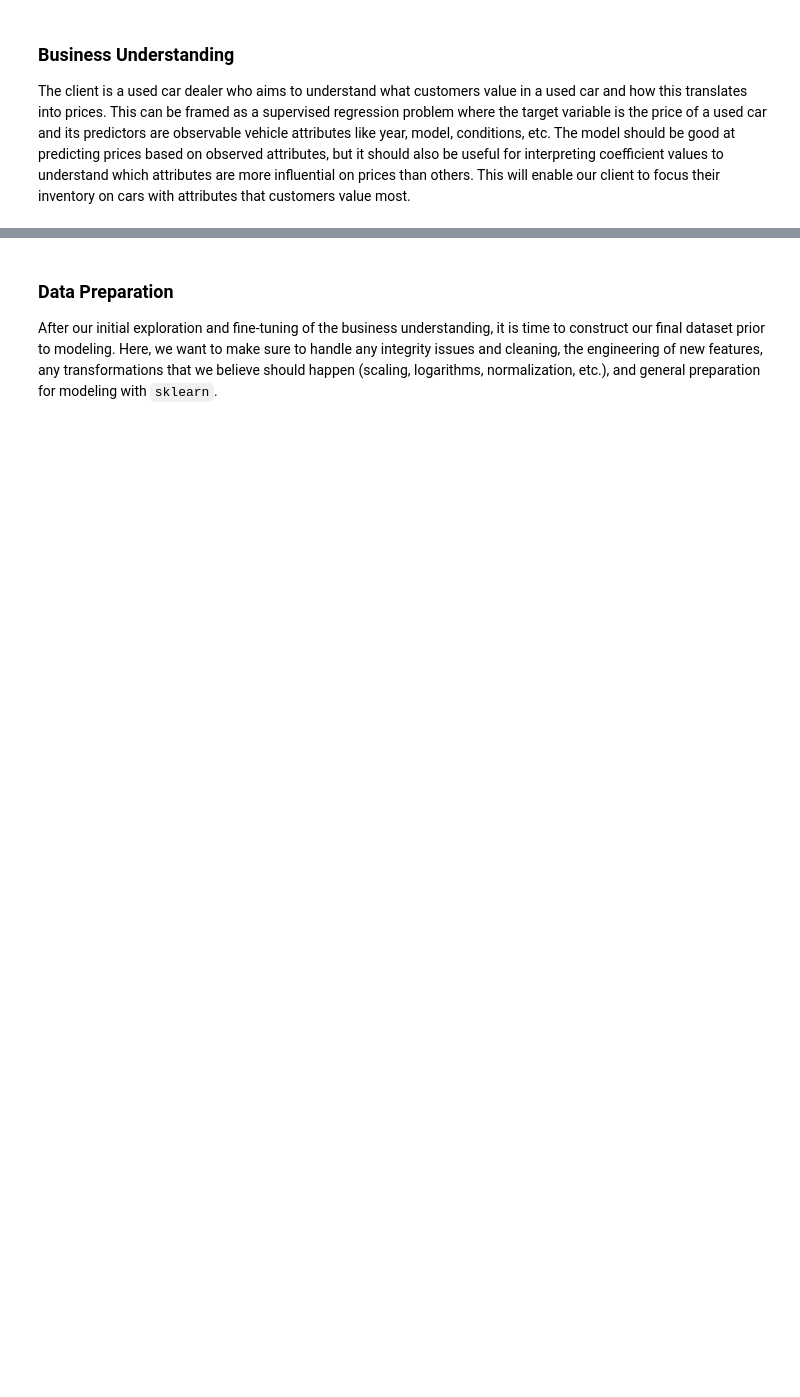
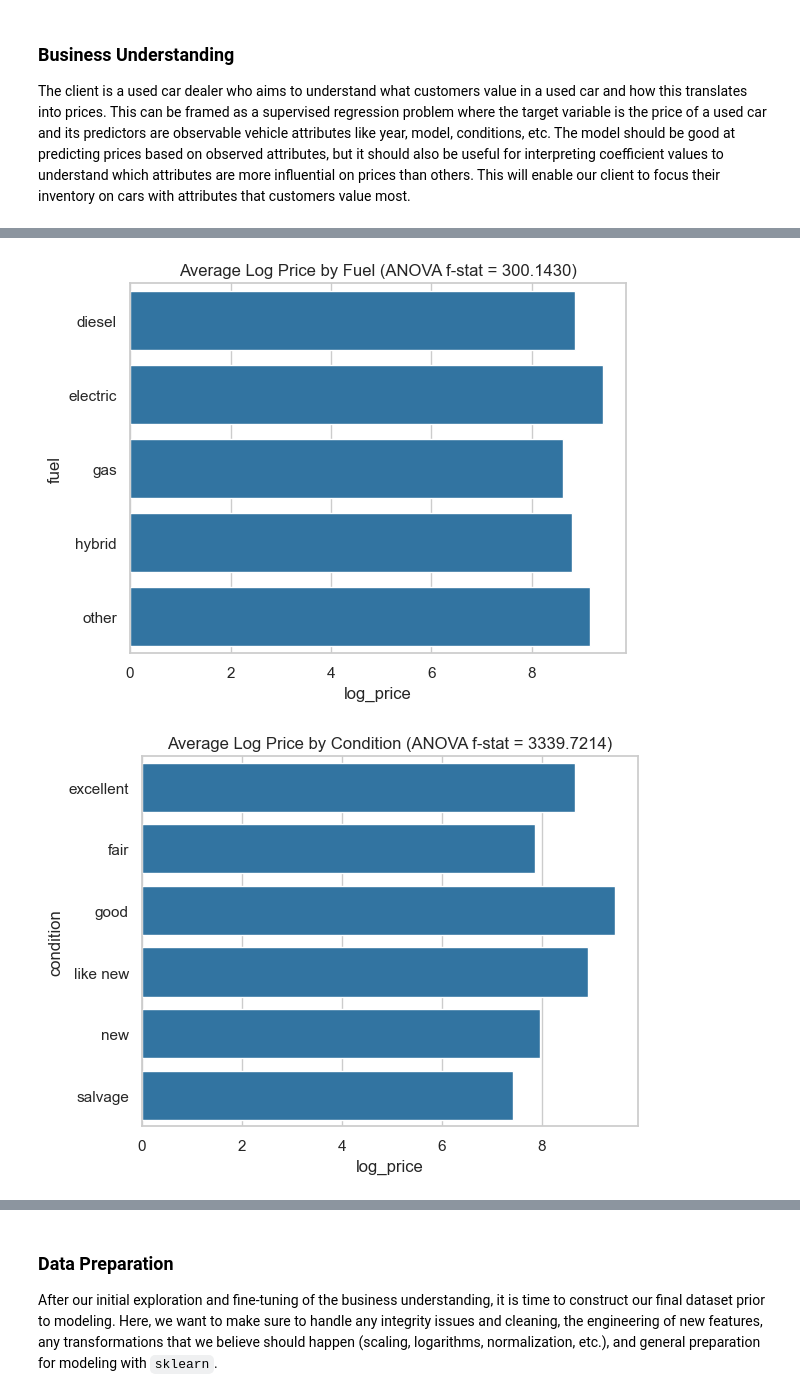
Before and after one commit to rosschu/placeholder2, a Jupyter notebook: usedcars.ipynb, the cells around one changed output, grey strips where cells are left out. Saved outputs shown, nothing was run; the diff lists cells and outputs as text; code cells hidden in the pictures; blank space fills up the shorter version.

```diff
--- a/usedcars.ipynb
+++ b/usedcars.ipynb
@@ -262,0 +272,19 @@ Name: count, dtype: int64
+# %%
+# Most categorical predictors have stat-sig diffs in averages across groups
+for col in set(categ_cols) - {'manufacturer','model'}:
+
+    # ANOVA test for equal average across groups
+    groups = [vals['log_price'].to_numpy() for _, vals in df.groupby(col)]
+    res = anova_oneway(groups, use_var='unequal', welch_correction=True)
+    fstat, pvalue = res.statistic, res.pvalue
+
+    # Bar plot of group-level averages
+    avg = df.groupby(col)['log_price'].mean().reset_index()
+    sns.barplot(data=avg, y=col, x='log_price')
+    plt.title(f'Average Log Price by {col.replace("_", " ").title()} (ANOVA f-stat = {fstat:.4f})')
+    plt.show()
+    plt.savefig(f'images/avg_{col}.png')
+    plt.close()
+# %% [output]
+[figure, added]
+[figure, added]
```
Also changed, not shown: parts of 31 cells of this notebook, 31 other files.
